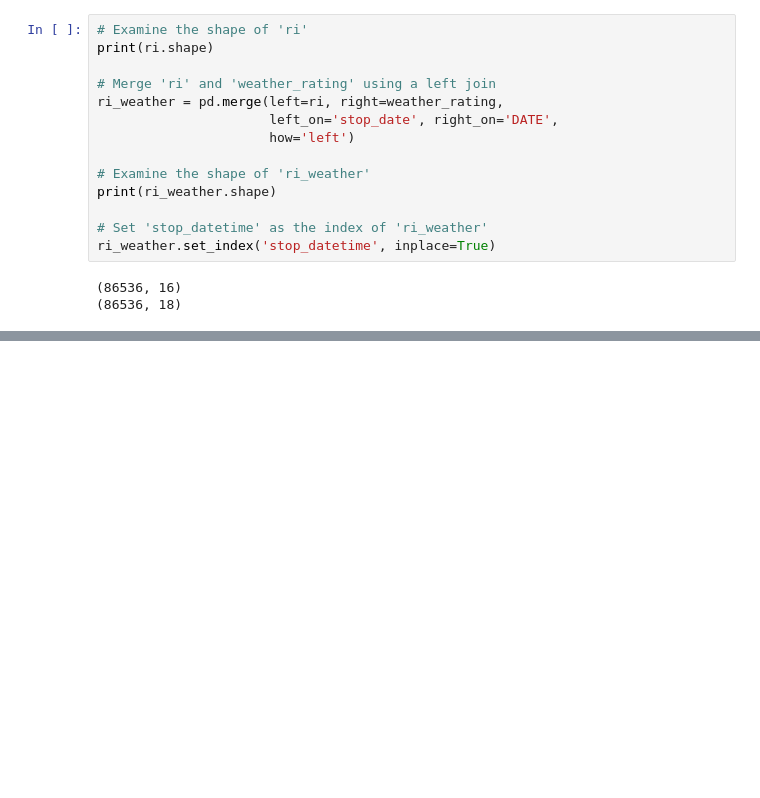
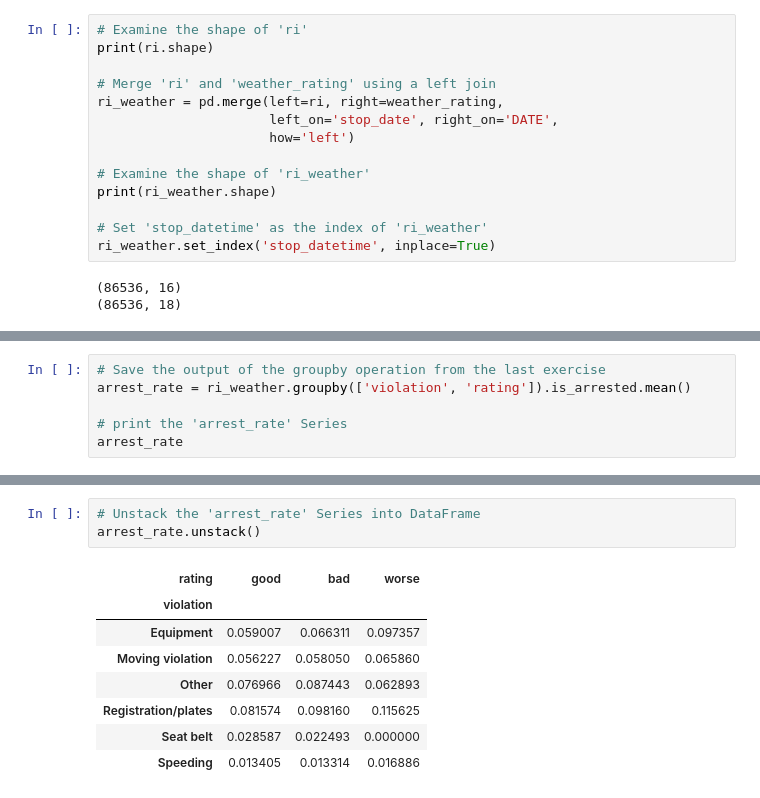
Before and after one commit to SketchQ/DataCamp_DataScience_Track, a Jupyter notebook: 17_Analyzing Police Activity with pandas/Chapter_4_Analyzing the effect of weather on policing.ipynb, the cells around one changed output, grey strips where cells are left out. Saved outputs shown, nothing was run; the diff lists cells and outputs as text; blank space fills up the shorter version.

```diff
--- a/17_Analyzing Police Activity with pandas/Chapter_4_Analyzing the effect of weather on policing.ipynb
+++ b/17_Analyzing Police Activity with pandas/Chapter_4_Analyzing the effect of weather on policing.ipynb
@@ -621,0 +857,6 @@ ri_weather.set_index('stop_datetime', inplace=True)
+# %%
+# Save the output of the groupby operation from the last exercise
+arrest_rate = ri_weather.groupby(['violation', 'rating']).is_arrested.mean()
+
+# print the 'arrest_rate' Series
+arrest_rate
@@ -621,0 +904,12 @@ ri_weather.set_index('stop_datetime', inplace=True)
+# %%
+# Unstack the 'arrest_rate' Series into DataFrame
+arrest_rate.unstack()
+# %% [output]
+| rating | good | bad | worse |
+| violation |  |  |  |
+| Equipment | 0.059007 | 0.066311 | 0.097357 |
+| Moving violation | 0.056227 | 0.058050 | 0.065860 |
+| Other | 0.076966 | 0.087443 | 0.062893 |
+| Registration/plates | 0.081574 | 0.098160 | 0.115625 |
+| Seat belt | 0.028587 | 0.022493 | 0.000000 |
+| Speeding | 0.013405 | 0.013314 | 0.016886 |
```
Also changed, not shown: parts of 33 cells of this notebook.
